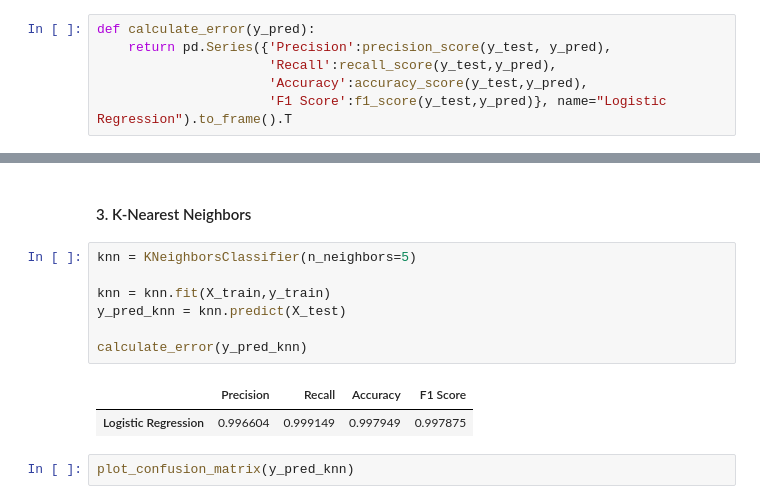
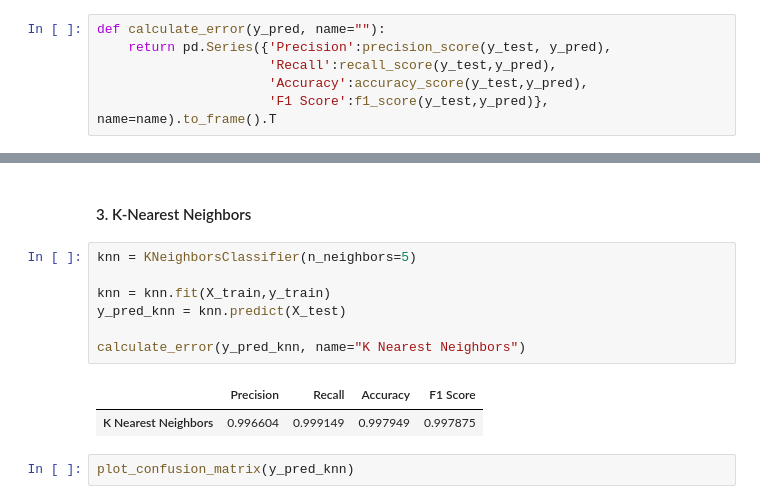
Before and after one commit to Soham-Wadekar/Mushroom-Classification, a Jupyter notebook: mushroom_classification.ipynb, the cells around one changed output, grey strips where cells are left out. Saved outputs shown, nothing was run; the diff lists cells and outputs as text.

```diff
--- a/mushroom_classification.ipynb
+++ b/mushroom_classification.ipynb
@@ -258,11 +258,11 @@ y_test = data.loc[test_idx, 'class']
 # %% [markdown]
 ##### Some functions to determine error and to plot confusion matrix
 # %%
-def calculate_error(y_pred):
+def calculate_error(y_pred, name=""):
     return pd.Series({'Precision':precision_score(y_test, y_pred),
                       'Recall':recall_score(y_test,y_pred),
                       'Accuracy':accuracy_score(y_test,y_pred),
-                      'F1 Score':f1_score(y_test,y_pred)}, name="Logistic Regression").to_frame().T
+                      'F1 Score':f1_score(y_test,y_pred)}, name=name).to_frame().T
 # %%
 def plot_confusion_matrix(y_pred):
     _ , ax = plt.subplots(figsize=(5,5))
@@ -319,13 +319,13 @@ We get the accuracy of the model as **99.13%**
 # %%
 knn = KNeighborsClassifier(n_neighbors=5)
 
 knn = knn.fit(X_train,y_train)
 y_pred_knn = knn.predict(X_test)
 
-calculate_error(y_pred_knn)
+calculate_error(y_pred_knn, name="K Nearest Neighbors")
 # %% [output]
 |  | Precision | Recall | Accuracy | F1 Score |
-| Logistic Regression | 0.996604 | 0.999149 | 0.997949 | 0.997875 |
+| K Nearest Neighbors | 0.996604 | 0.999149 | 0.997949 | 0.997875 |
 # %%
 plot_confusion_matrix(y_pred_knn)
 # %% [output]
```
Also changed, not shown: parts of 2 cells of this notebook.
